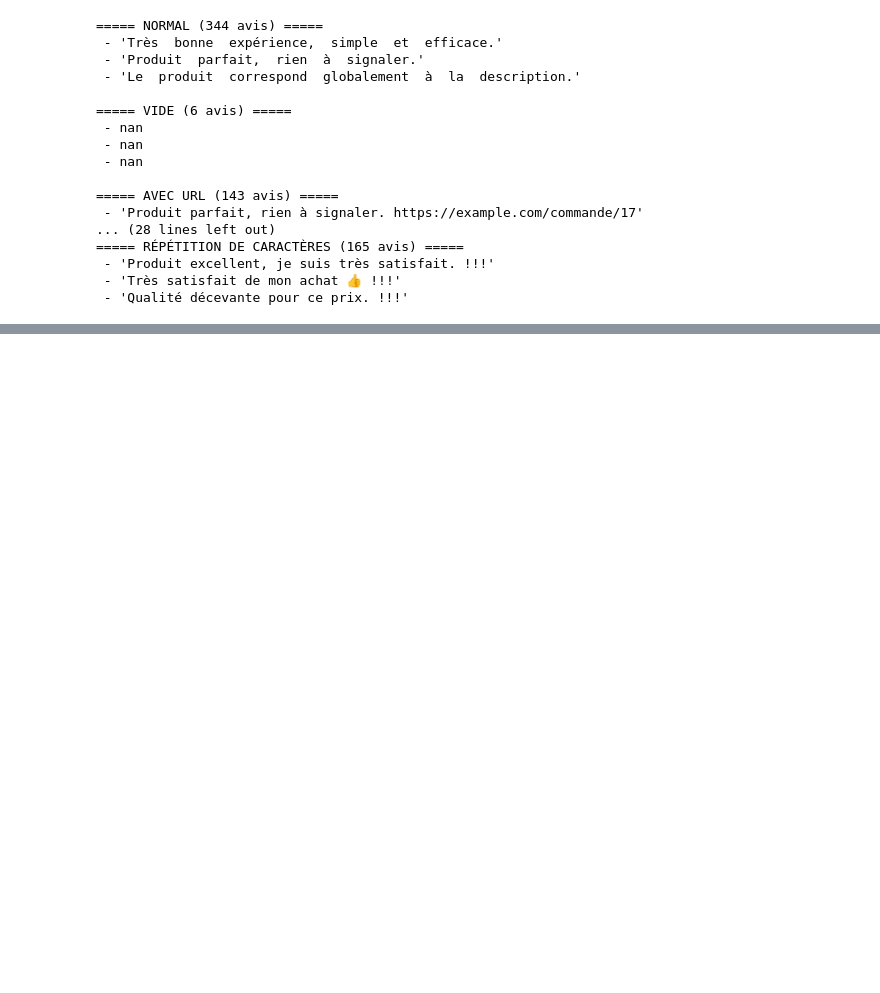
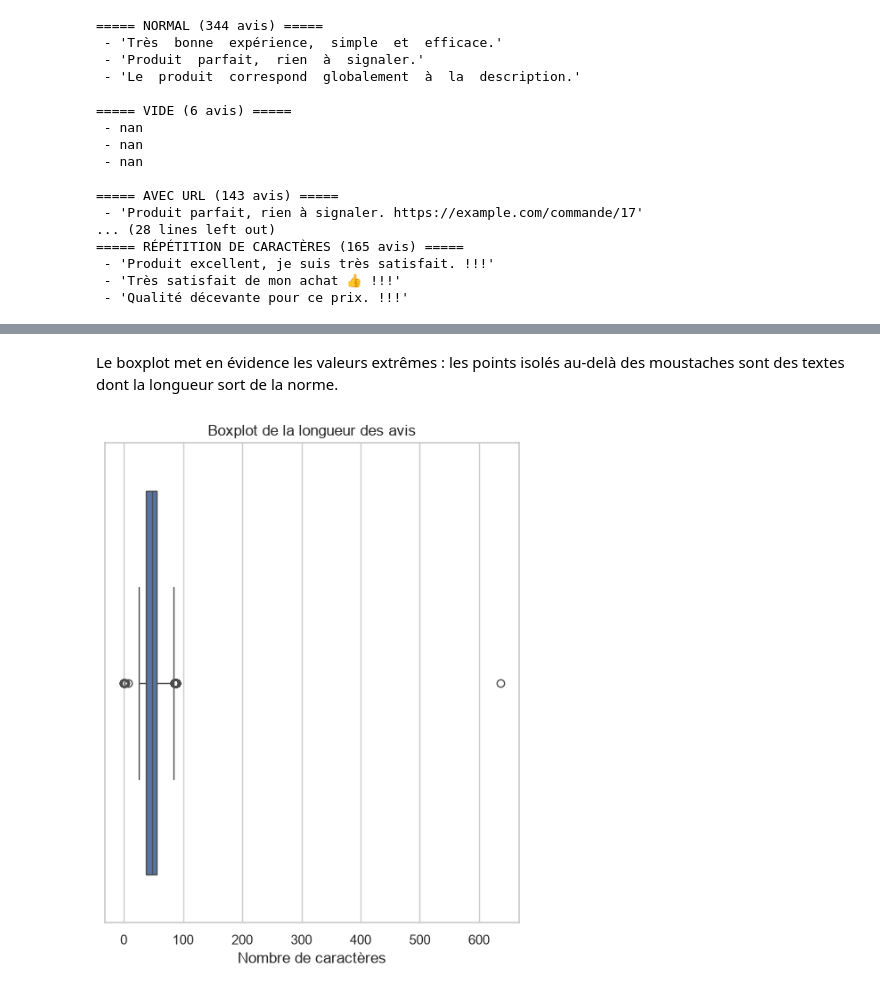
Before and after one commit to galassmyname/Atelier-donnes-textuelles, a Jupyter notebook: atelier_prepa_donnees_textuelles/notebooks/atelier_prepa_donnees_textuelles.ipynb, the cells around one changed output, grey strips where cells are left out. Saved outputs shown, nothing was run; the diff lists cells and outputs as text; code cells hidden in the pictures; blank space fills up the shorter version.

```diff
--- a/atelier_prepa_donnees_textuelles/notebooks/atelier_prepa_donnees_textuelles.ipynb
+++ b/atelier_prepa_donnees_textuelles/notebooks/atelier_prepa_donnees_textuelles.ipynb
@@ -176,0 +211,10 @@ for nom, masque in masques.items():
+# %% [markdown]
+Le boxplot met en évidence les valeurs extrêmes : les points isolés au-delà des moustaches sont des textes dont la longueur sort de la norme.
+# %%
+plt.figure(figsize=(6, 7))
+sns.boxplot(x=df["longueur"])
+plt.title("Boxplot de la longueur des avis")
+plt.xlabel("Nombre de caractères")
+plt.show()
+# %% [output]
+[figure, added]
```
Also changed, not shown: parts of 6 cells of this notebook.
